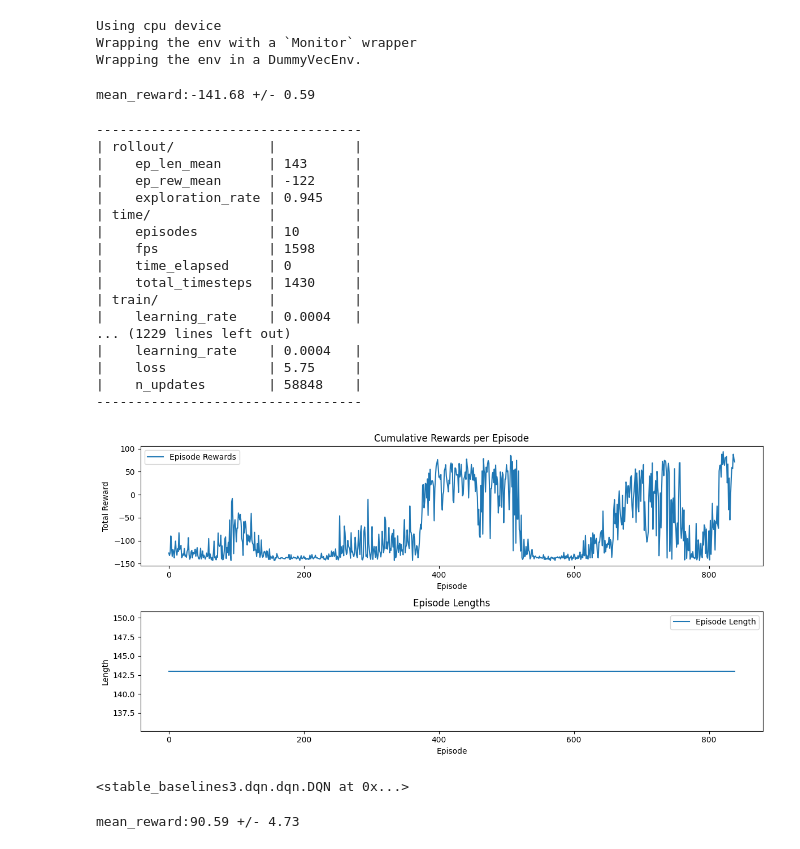
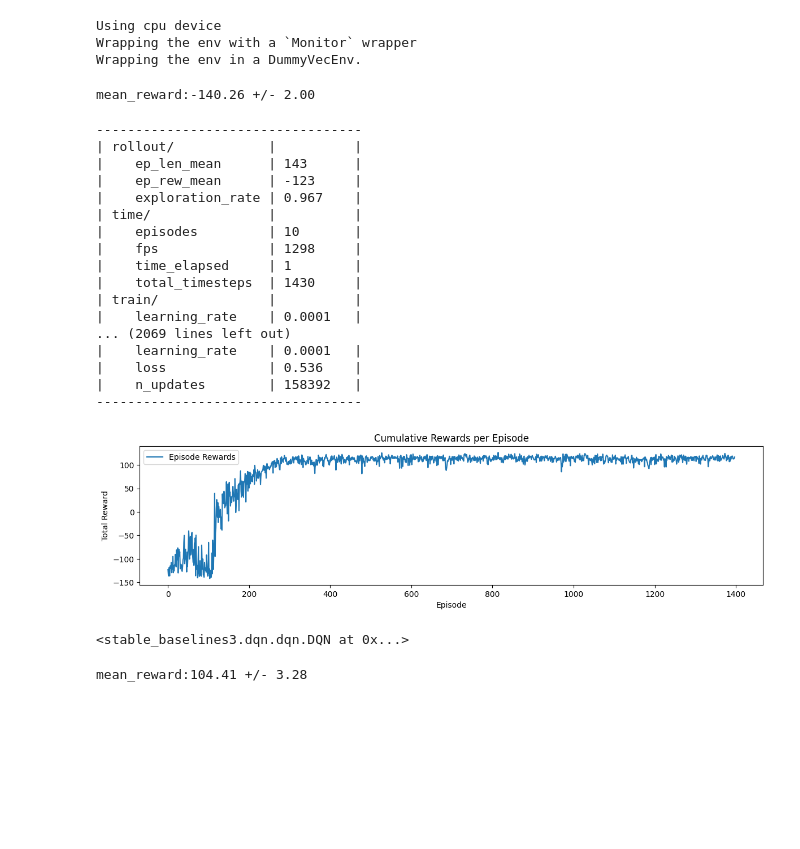
Before and after one commit to emmyxth/diabetes-cs238, a Jupyter notebook: dosing_rl_gym/envs/diabetes_dqn.ipynb, the cells around one changed output. Saved outputs shown, nothing was run; the diff lists cells and outputs as text; code cells hidden in the pictures; blank space fills up the shorter version.

```diff
--- a/dosing_rl_gym/envs/diabetes_dqn.ipynb
+++ b/dosing_rl_gym/envs/diabetes_dqn.ipynb
@@ -62,8 +65,8 @@ model = DQN(
         learning_starts=1000,
         buffer_size=10000,
         batch_size=128,
-        learning_rate=4e-4,
-        policy_kwargs=dict(net_arch=[256, 256]),
+        learning_rate=1e-4,
+        policy_kwargs=dict(activation_fn=nn.ReLU, net_arch=[256, 256, 256]),
         seed=2,
 )
 # %% [output]
@@ -80,28 +83,28 @@ mean_reward, std_reward = evaluate_policy(
 
 print(f"mean_reward:{mean_reward:.2f} +/- {std_reward:.2f}")
 # %% [output]
-mean_reward:-141.68 +/- 0.59
+mean_reward:-140.26 +/- 2.00
 # %%
 # model.learn(total_timesteps=10000, callback=RewardPlottingCallback(), log_interval=4)
-model.learn(int(1.2e5), callback=RewardPlottingCallback(), log_interval=10)
+model.learn(int(2e5), callback=RewardPlottingCallback(), log_interval=10)
 # %% [output]
 ----------------------------------
 | rollout/            |          |
 |    ep_len_mean      | 143      |
-|    ep_rew_mean      | -122     |
-|    exploration_rate | 0.945    |
+|    ep_rew_mean      | -123     |
+|    exploration_rate | 0.967    |
 | time/               |          |
 |    episodes         | 10       |
-|    fps              | 1598     |
-|    time_elapsed     | 0        |
+|    fps              | 1298     |
+|    time_elapsed     | 1        |
 |    total_timesteps  | 1430     |
 | train/              |          |
-|    learning_rate    | 0.0004   |
-... (1229 lines left out)
-|    learning_rate    | 0.0004   |
-|    loss             | 5.75     |
-|    n_updates        | 58848    |
+|    learning_rate    | 0.0001   |
+... (2069 lines left out)
+|    learning_rate    | 0.0001   |
+|    loss             | 0.536    |
+|    n_updates        | 158392   |
 ----------------------------------
-[figure, old version]
+[figure, new version]
 <stable_baselines3.dqn.dqn.DQN at 0x...>
 # %%
@@ -111,6 +114,6 @@ mean_reward, std_reward = evaluate_policy(model, diabetic_sim, deterministic=Tru
 
 print(f"mean_reward:{mean_reward:.2f} +/- {std_reward:.2f}")
 # %% [output]
-mean_reward:90.59 +/- 4.73
+mean_reward:104.41 +/- 3.28
 # %%
 test_model = DQN.load("dqn_diabetes")
```
Also changed, not shown: parts of 12 cells of this notebook, 2 other files.
